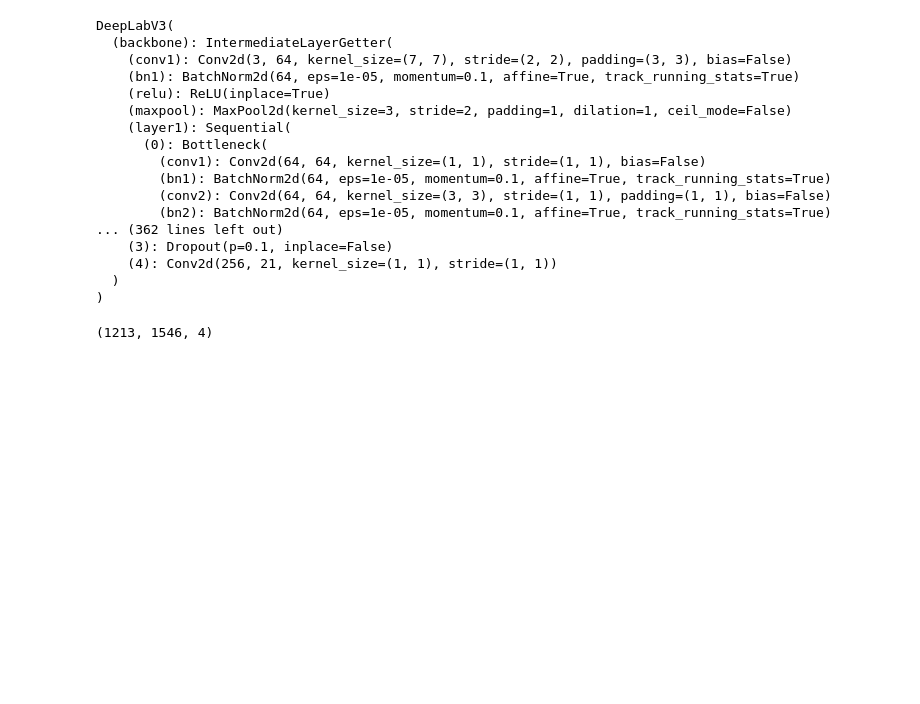
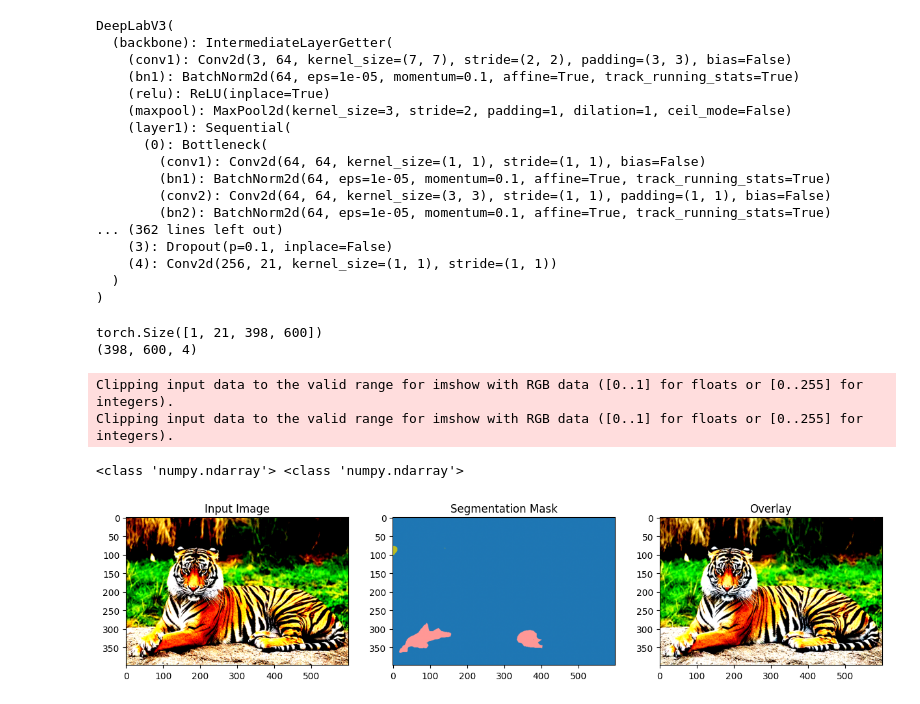
Before and after one commit to NamanChhibbar/BM5020-Project, a Jupyter notebook: main.ipynb, the cells around one changed output. Drawn from its saved outputs; the diff is of its cells as text; code cells hidden in the pictures; blank space fills up the shorter version.

```diff
--- a/main.ipynb
+++ b/main.ipynb
@@ -158,7 +131,7 @@ torch.Size([1213, 1546, 3])
 model = models.segmentation.deeplabv3_resnet101(pretrained=True)
 
 # try to visualize the model
-image = Image.open('dog.jpg')
+image = Image.open('tiger.jpg')
 image = preprocess(image)
 model.eval()
 
@@ -169,6 +142,6 @@ with torch.no_grad():
 
 print(output['out'].shape)
 
-out_image = output['out']
-print(out_image.shape)
+output = output['out']
+print(output.shape)
 # %% [output]
@@ -220,11 +193,31 @@ def postprocess_output(output, num_classes):
     return segmentation_map
 
 def overlay_segmentation_mask(image, segmentation_map):
-    image = cv2.cvtColor(image, cv2.COLOR_RGB2BGR)
-    image = cv2.addWeighted(image, 0.5, segmentation_map, 0.5, 0)
+
+    # convert the image to RGB
+    # image = cv2.cvtColor(image, cv2.COLOR_BGR2RGB)
+
+    # Convert the image to the same data type as the segmentation mask
+    segmentation_map = segmentation_map[:,:,:3]
+
+    print(type(image), type(segmentation_map))
+    image = np.float32(image)
+    segmentation_map = np.float32(segmentation_map)
+
+    image = cv2.addWeighted(image, 0.9, segmentation_map, 0.3, 0)
+
     return image
 
 def visualize_results(image, segmentation_map):
+
+    # if the image is a torch tensor, convert it to a numpy array
+    if torch.is_tensor(image):
+        image = image.detach().numpy()
+
+    # if the segmentation map is a torch tensor, convert it to a numpy array
+    if torch.is_tensor(segmentation_map):
+        segmentation_map = segmentation_map.detach().numpy()
+
     fig, axs = plt.subplots(1, 3, figsize=(15, 5))
     axs[0].imshow(image)
     axs[0].set_title('Input Image')
@@ -234,7 +227,16 @@ def visualize_results(image, segmentation_map):
     axs[2].set_title('Overlay')
     plt.show()
 # %%
-out_image = postprocess_output(out_image, 21)
+print(output.shape)
+out_image = postprocess_output(output, 21)
 print(out_image.shape)
 # %% [output]
-(1213, 1546, 4)
+torch.Size([1, 21, 398, 600])
+(398, 600, 4)
+# %%
+visualize_results(np.transpose(image, (1,2,0)), out_image)
+# %% [output]
+Clipping input data to the valid range for imshow with RGB data ([0..1] for floats or [0..255] for integers).
+Clipping input data to the valid range for imshow with RGB data ([0..1] for floats or [0..255] for integers).
+<class 'numpy.ndarray'> <class 'numpy.ndarray'>
+[figure, added]
```
Also changed, not shown: parts of 4 cells of this notebook, 1 other file.
